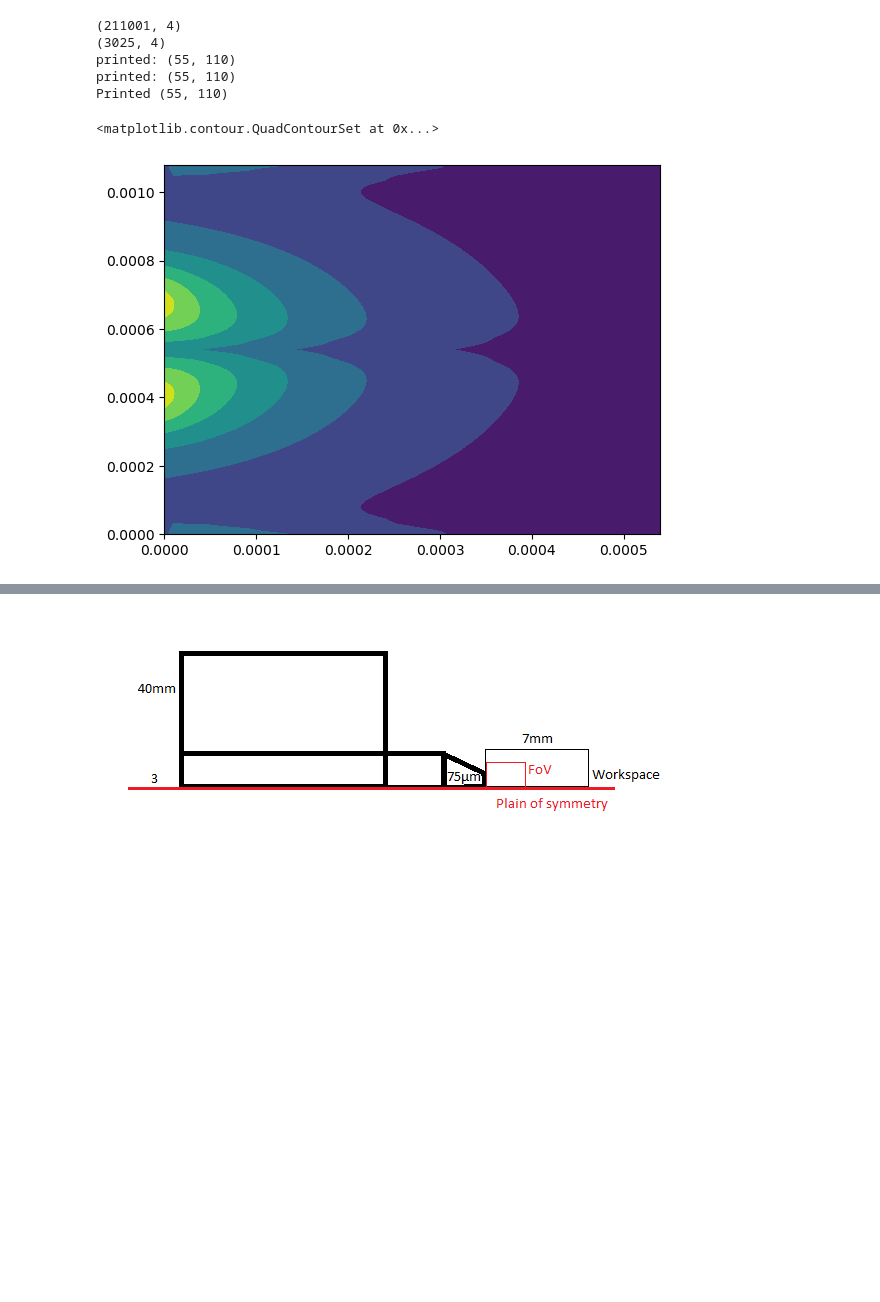
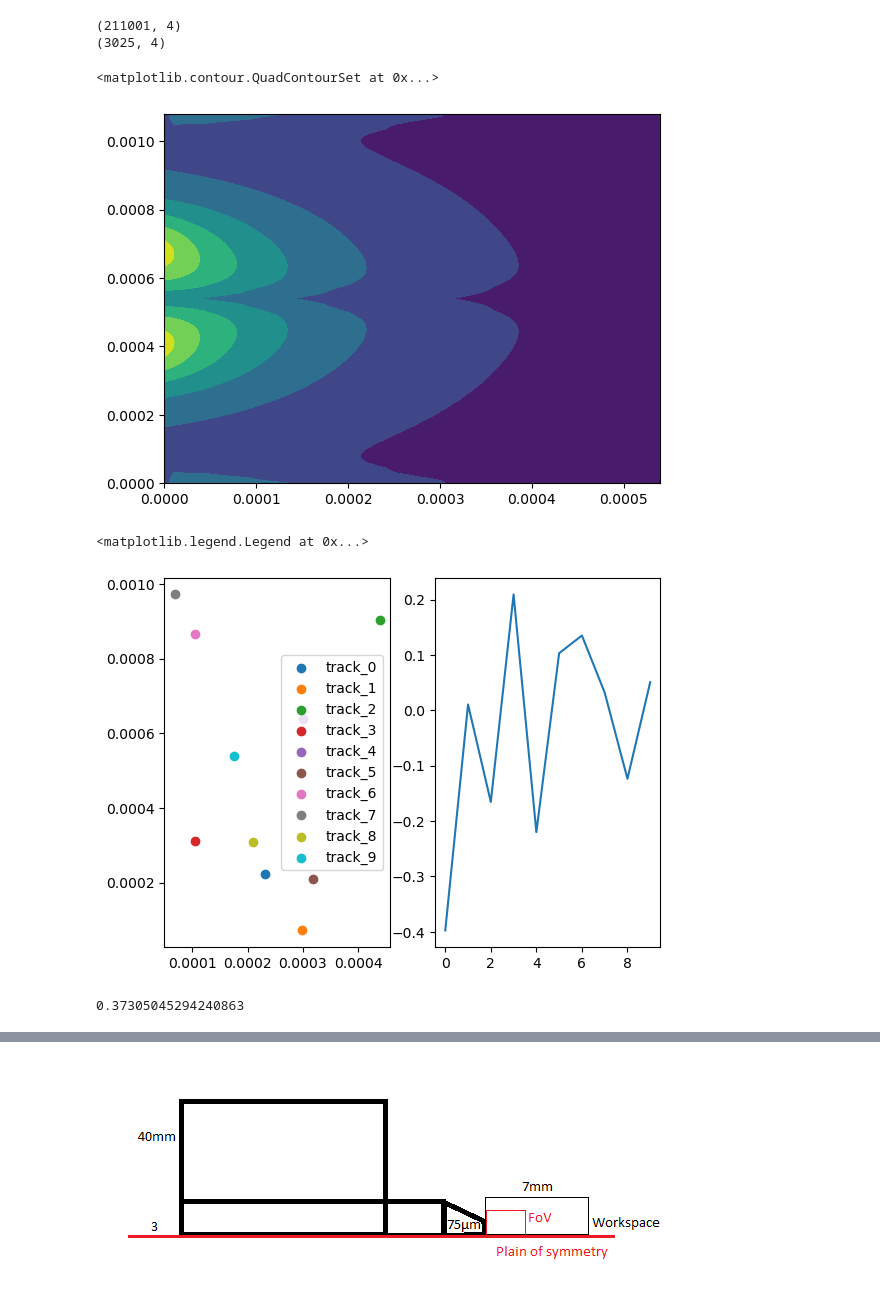
Before and after one commit to ArttuD/MicrorheologyProto, a Jupyter notebook: Notebook.ipynb, the cells around one changed output, grey strips where cells are left out. Cells and saved outputs as stored; diff of their text form; code cells hidden in the pictures; blank space fills up the shorter version.

```diff
--- a/Notebook.ipynb
+++ b/Notebook.ipynb
@@ -58,16 +171,55 @@ B = B.reshape(len(np.unique(map_x)), len(np.unique(map_y)))
 xx_ = np.hstack((xx,xx))
 yy_ = np.hstack((-yy[:,::-1], yy))
 yy_ -= yy_.min()
+xx_ = np.round(xx_,5)
+yy = np.round(yy_,5)
+
 bb_ = np.hstack((B[:,::-1], B))
 
-print("printed:", xx_.shape, "\nprinted:", yy_.shape, "\nPrinted", bb_.shape)
 
 plt.contourf(xx_, yy_, bb_)
 # %% [output]
 (211001, 4)
 (3025, 4)
-printed: (55, 110)
-printed: (55, 110)
-Printed (55, 110)
 <matplotlib.contour.QuadContourSet at 0x...>
 [figure]
+# %%
+prev_ = 0
+
+steps = 10
+errors = np.zeros(steps)
+
+rows = np.unique(xx_)
+columns = np.unique(yy_)
+
+fig, ax  = plt.subplots(1,2)
+for i in range(steps):
+    x = np.random.uniform(np.min(xx_),np.max(xx_))
+    y = np.random.uniform(np.min(yy_),np.max(yy_))
+    ax[0].scatter(x,y, label = "track_{}".format(i))
+    x_idx = np.argmin(np.abs((rows-np.round(x,5))))
+    y_idx = np.argmin(np.abs((columns-np.round(y,5))))
+    try:
+        current = bb_[x_idx, y_idx]
+    except:
+        print("failed", np.round(x,5), np.round(y,5))
+        print("resutls: ",np.where((xx_ == np.round(x,5)) & (yy_ == np.round(y,5))))
+
+        current = prev_
+
+    errors[i] = prev_ - current
+    prev_ = current
+
+ax[1].plot(errors)
+
+ax[0].legend()
+# %% [output]
+<matplotlib.legend.Legend at 0x...>
+[figure, added]
+# %%
+x_idx = np.argmin(np.abs((np.unique(xx_)-np.round(x,5))))
+y_idx = np.argmin(np.abs((np.unique(yy_)-np.round(y,5))))
+
+bb_[x_idx,y_idx]
+# %% [output]
+0.37305045294240863
```
Also changed, not shown: parts of 8 cells of this notebook.
